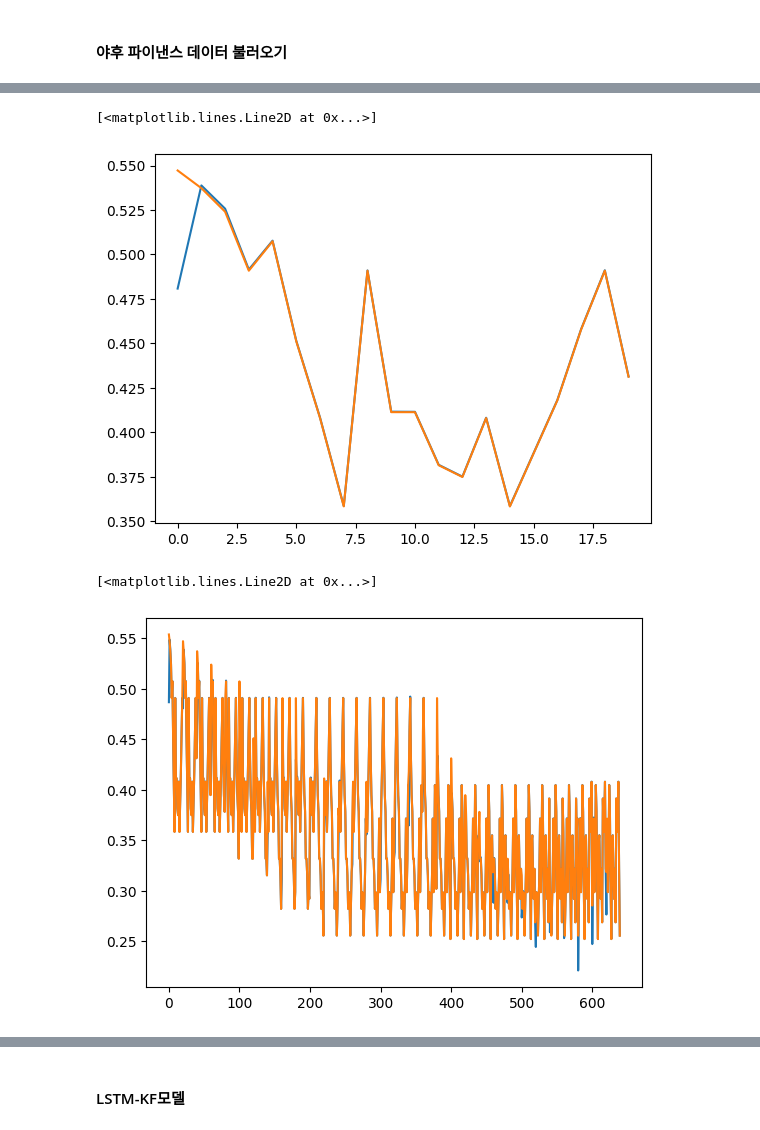
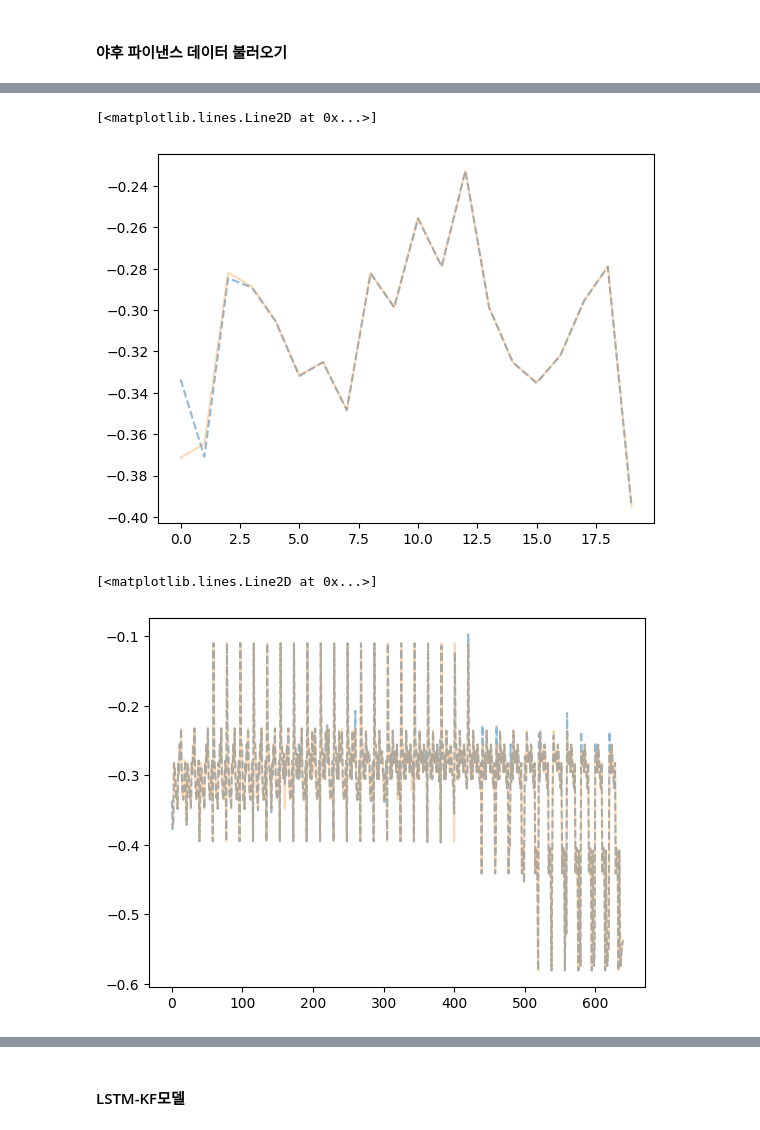
Before and after one commit to caxios/MLDS, a Jupyter notebook: LSTM_KF.ipynb, the cells around one changed output, grey strips where cells are left out. Saved outputs shown, nothing was run; the diff lists cells and outputs as text; code cells hidden in the pictures.

```diff
--- a/LSTM_KF.ipynb
+++ b/LSTM_KF.ipynb
@@ -45,12 +47,12 @@ from torch.utils.data import TensorDataset, DataLoader
 # %% [markdown]
 #### 야후 파이낸스 데이터 불러오기
 # %%
-start_date='2024-01-01'
+start_date='2020-01-01'
 end_date='2025-03-31'
-GOOG_ticker='GOOG'
-GOOGL_ticker = 'GOOGL'
+ticker1='GOOG'
+ticker2 = 'GOOGL'
 # %%
 session = curl_requests.Session(impersonate="chrome")
-GOOG1 = yf.Ticker(GOOG_ticker).history(period="5y")
-GOOGL1 = yf.Ticker(GOOGL_ticker).history(period="5y")
+asset1 = yf.Ticker(ticker1).history(start=start_date, end=end_date)
+asset2 = yf.Ticker(ticker2).history(start=start_date, end=end_date)
 # hist = GOOG.history(period="5y") # stock.history(start=start_date, end=end_date)
@@ -292,6 +473,19 @@ from sklearn.preprocessing import MinMaxScaler # 데이터 준비용
 # ==============================================================================
 # 2. 데이터 준비
 # ==============================================================================
+ticker_a = 'GOOGL'
+ticker_c = 'GOOG'
+df = pd.DataFrame({ticker_a: asset1['Close'], ticker_c: asset2['Close']})
+df.ffill(inplace=True)
+df.bfill(inplace=True) # 혹시 모를 시작 부분 결측치도 이전 값으로 채움 (ffill 후 bfill)
+df.dropna(inplace=True) # 그래도 남은 결측치 제거 (데이터가 충분하지 않을 경우)
+
+if df.empty:
+  raise ValueError("데이터를 불러오지 못했거나 데이터가 비어있습니다. 티커와 날짜를 확인하세요.")
+
+df['Spread'] = df[ticker_a] - df[ticker_c]
+spread_values = df['Spread'].values.astype(np.float32) # Numpy 배열로 변환
+
 def create_input_sequences(data, seq_len):
   """모델 입력 y_seq (관측 시퀀스)를 생성. (num_samples, seq_len) 형태"""
   sequences = []
@@ -325,7 +519,7 @@ print(f"훈련 데이터 (y_seq_train) 형태: {y_seq_train.shape}")
 print(f"검증 데이터 (y_seq_val) 형태: {y_seq_val.shape}")
 print(f"테스트 데이터 (y_seq_test) 형태: {y_seq_test.shape}")
 
-# --- 정규화 ---
+# 정규화
 # Scaler는 훈련 데이터에만 fit
 scaler = MinMaxScaler(feature_range=(-1, 1))
 y_seq_train_reshaped = y_seq_train.reshape(-1, 1) # (N*seq_len, 1) 형태로 만들어 fit
@@ -335,7 +529,7 @@ y_seq_train_scaled = scaler.transform(y_seq_train_reshaped).reshape(y_seq_train.
 y_seq_val_scaled = scaler.transform(y_seq_val.reshape(-1, 1)).reshape(y_seq_val.shape)
 y_seq_test_scaled = scaler.transform(y_seq_test.reshape(-1, 1)).reshape(y_seq_test.shape)
 
-# --- PyTorch Tensor 및 DataLoader ---
+# DataLoader 준비
 BATCH_SIZE_DL = 32
 
 # 훈련 시 입력은 y_seq_scaled, 타겟도 y_seq_scaled (모델 출력 x_preds와 비교)
@@ -525,13 +730,13 @@ plt.plot(all_actuals_test[0][0])
 # %%
-plt.plot(all_predictions_test[1][1])
-plt.plot(all_actuals_test[1][1])
+plt.plot(all_predictions_test[1][1], linestyle='--', alpha=0.5)
+plt.plot(all_actuals_test[1][1], alpha=0.3)
 # %% [output]
 [<matplotlib.lines.Line2D at 0x...>]
-[figure, old version]
+[figure, new version]
 # %%
-plt.plot(all_predictions_test[1].reshape(-1))
-plt.plot(all_actuals_test[1].reshape(-1))
+plt.plot(all_predictions_test[1].reshape(-1), linestyle='--', alpha=0.5)
+plt.plot(all_actuals_test[1].reshape(-1), alpha=0.3)
 # %% [output]
 [<matplotlib.lines.Line2D at 0x...>]
-[figure, old version]
+[figure, new version]
 # %%
```
Also changed, not shown: parts of 58 cells of this notebook.
